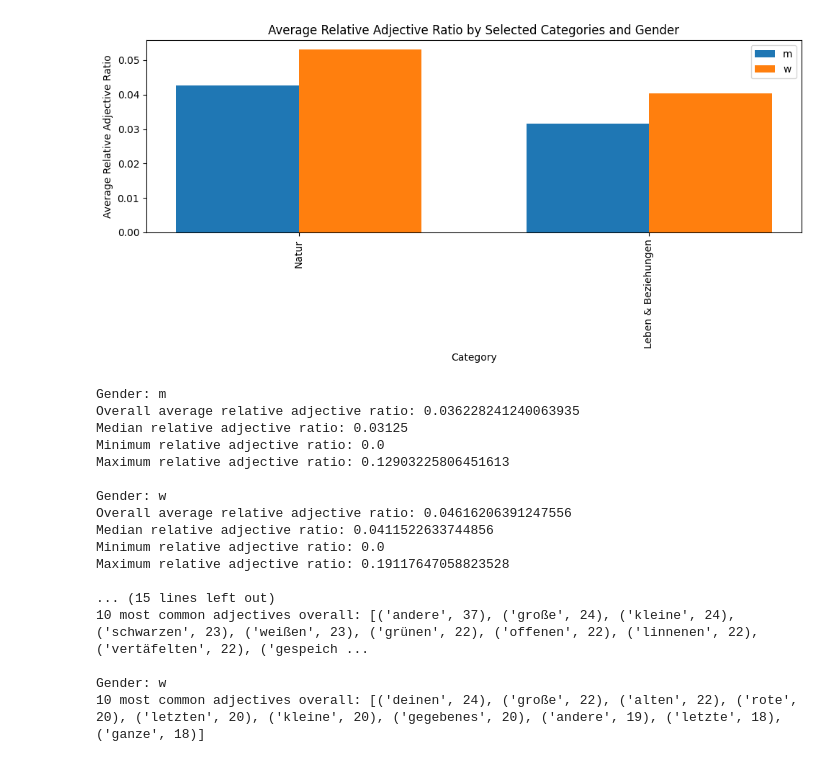
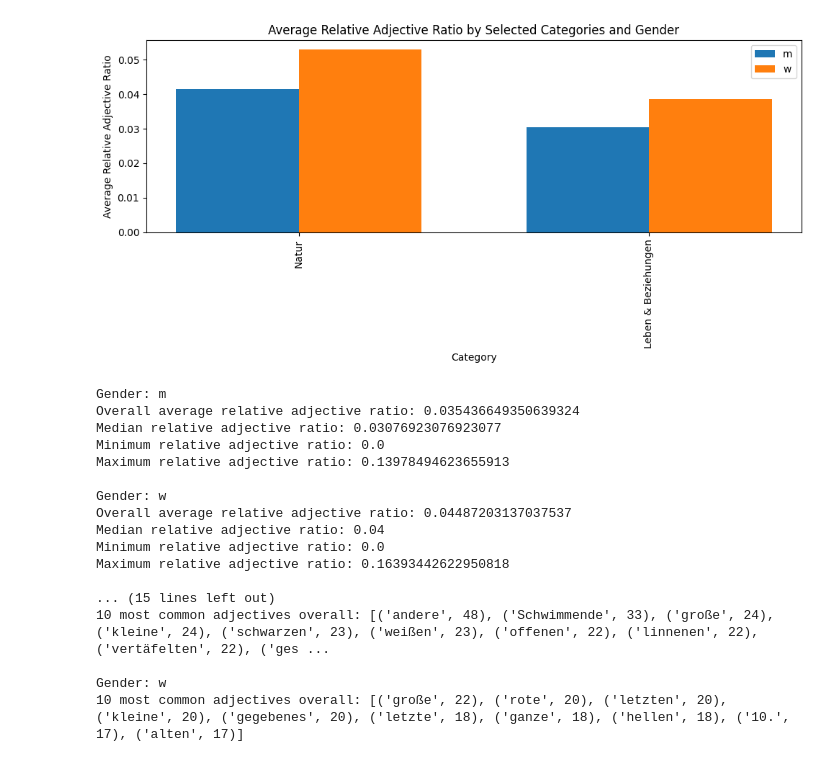
Before and after one commit to niceshice/Forschungsmethoden_LL_Gedichte, a Jupyter notebook: Adjektive.ipynb, the cells around one changed output. Saved outputs shown, nothing was run; the diff lists cells and outputs as text; code cells hidden in the pictures.

```diff
--- a/Adjektive.ipynb
+++ b/Adjektive.ipynb
@@ -7,10 +7,12 @@ import matplotlib.pyplot as plt
 import numpy as np
 import statistics
 
-path = r'D:\Vinzentstuff\neu\Forschungsmethoden\niceshice Forschungsmethoden_LL_Gedichte main corpus_finished'
+from scipy.stats import ttest_ind, shapiro, mannwhitneyu
+
+path = r'corpus_finished'
 
 # Load German tokenizer, tagger, parser, NER and word vectors
-nlp = spacy.load('de_core_news_sm')
+nlp = spacy.load('de_core_news_md')
 
 # Function to extract adjectives from a text
 def extract_adjectives(text):
@@ -64,48 +66,48 @@ plt.xlabel('Category')
 plt.ylabel('Average Relative Adjective Ratio')
 plt.xticks(index + bar_width / 2, selected_categories, rotation=90)
 plt.legend()
 plt.tight_layout()
 plt.show()
 
 # Print the overall, median, minimum and maximum adjective ratio for each gender
 for gender in all_genders:
     all_ratios = [ratio for ratios in adjective_ratios_gender_category[gender].values() for ratio in ratios]
     print(f'Gender: {gender}')
     print('Overall average relative adjective ratio:', sum(all_ratios) / len(all_ratios))
     print('Median relative adjective ratio:', statistics.median(all_ratios))
     print('Minimum relative adjective ratio:', min(all_ratios))
     print('Maximum relative adjective ratio:', max(all_ratios), '\n')
 
 # Print the 10 most common adjectives for each gender and selected category
 for gender in all_genders:
     print(f'Gender: {gender}')
     for category in selected_categories:
         print(f'Category: {category}')
         print('10 most common adjectives:', adjectives_gender_category[gender][category].most_common(10), '\n')
 
 # Print the 10 most common adjectives for each gender overall
 for gender in all_genders:
     all_adjectives = Counter()
     for counter in adjectives_gender_category[gender].values():
         all_adjectives.update(counter)
     print(f'Gender: {gender}')
     print('10 most common adjectives overall:', all_adjectives.most_common(10), '\n')
 # %% [output]
-[figure, old version]
+[figure, new version]
 Gender: m
-Overall average relative adjective ratio: 0.036228241240063935
-Median relative adjective ratio: 0.03125
+Overall average relative adjective ratio: 0.035436649350639324
+Median relative adjective ratio: 0.03076923076923077
 Minimum relative adjective ratio: 0.0
-Maximum relative adjective ratio: 0.12903225806451613
+Maximum relative adjective ratio: 0.13978494623655913
 
 Gender: w
-Overall average relative adjective ratio: 0.04616206391247556
-Median relative adjective ratio: 0.0411522633744856
+Overall average relative adjective ratio: 0.04487203137037537
+Median relative adjective ratio: 0.04
 Minimum relative adjective ratio: 0.0
-Maximum relative adjective ratio: 0.19117647058823528
+Maximum relative adjective ratio: 0.16393442622950818
 
 ... (15 lines left out)
-10 most common adjectives overall: [('andere', 37), ('große', 24), ('kleine', 24), ('schwarzen', 23), ('weißen', 23), ('grünen', 22), ('offenen', 22), ('linnenen', 22), ('vertäfelten', 22), ('gespeich ...
+10 most common adjectives overall: [('andere', 48), ('Schwimmende', 33), ('große', 24), ('kleine', 24), ('schwarzen', 23), ('weißen', 23), ('offenen', 22), ('linnenen', 22), ('vertäfelten', 22), ('ges ...
 
 Gender: w
-10 most common adjectives overall: [('deinen', 24), ('große', 22), ('alten', 22), ('rote', 20), ('letzten', 20), ('kleine', 20), ('gegebenes', 20), ('andere', 19), ('letzte', 18), ('ganze', 18)]
+10 most common adjectives overall: [('große', 22), ('rote', 20), ('letzten', 20), ('kleine', 20), ('gegebenes', 20), ('letzte', 18), ('ganze', 18), ('hellen', 18), ('10.', 17), ('alten', 17)]
```
Also changed, not shown: parts of 3 cells of this notebook, 1 other file.
